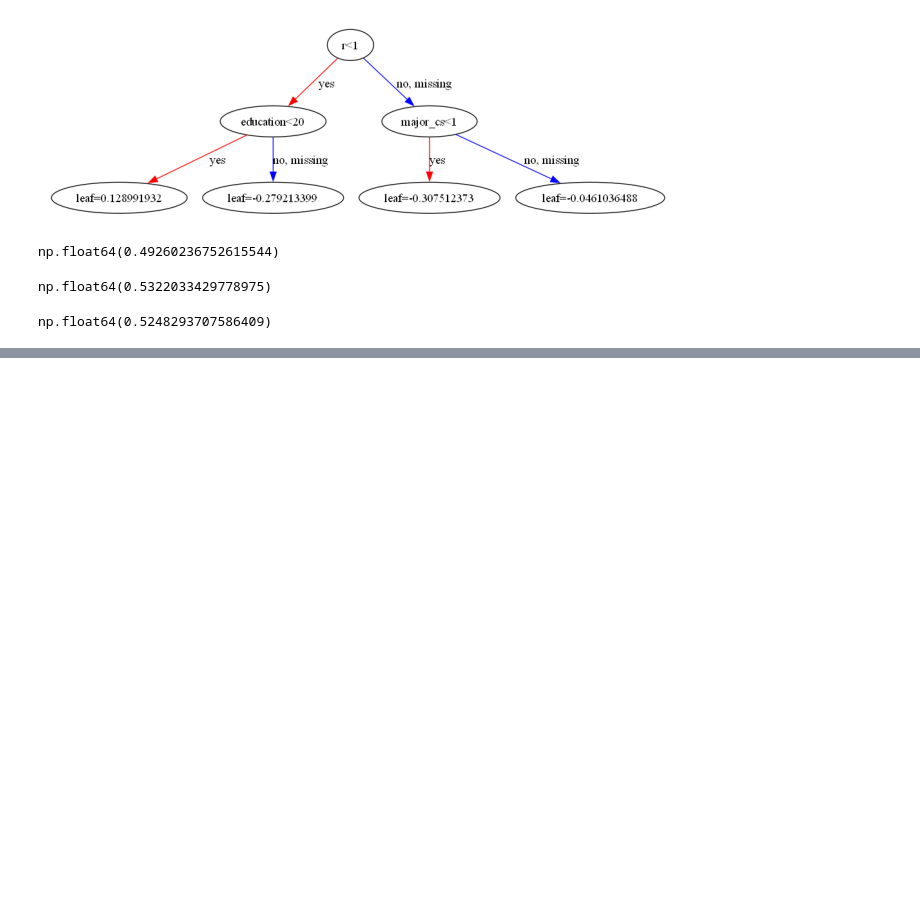
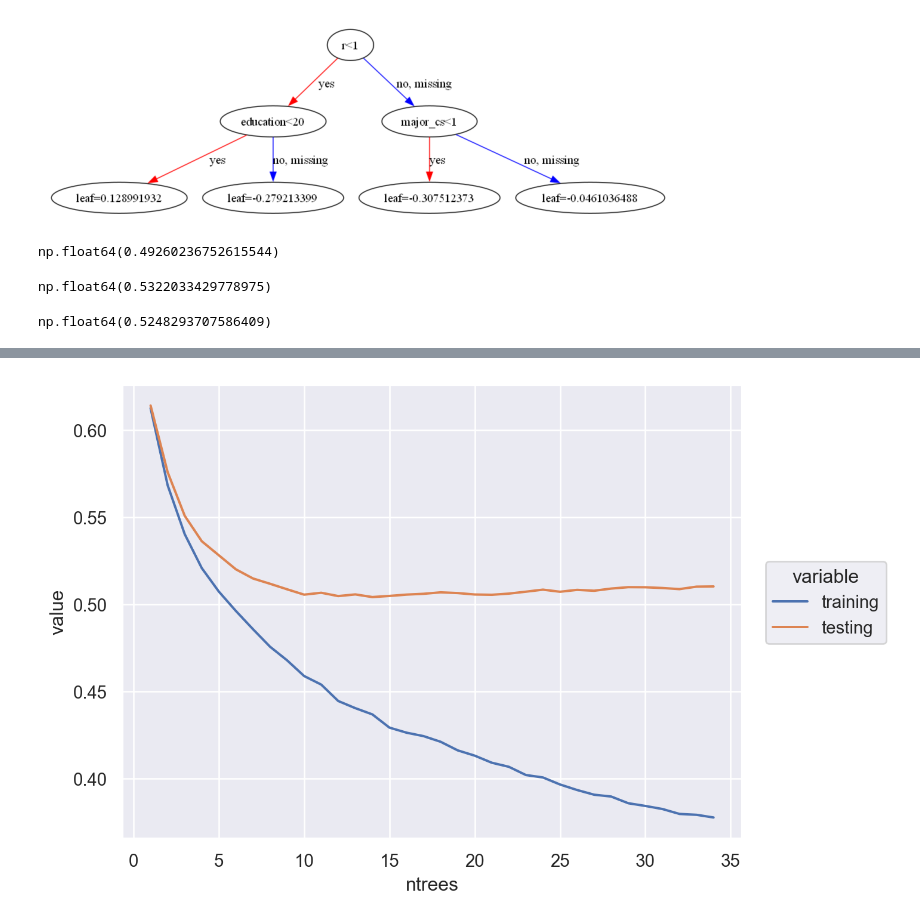
Before and after one commit to mackomarcin82/XGBoost, a Jupyter notebook: XGBoost.ipynb, the cells around one changed output, grey strips where cells are left out. Cells and saved outputs as stored; diff of their text form; code cells hidden in the pictures; blank space fills up the shorter version.

```diff
--- a/XGBoost.ipynb
+++ b/XGBoost.ipynb
@@ -141,3 +141,8 @@ np.float64(0.5322033429778975)
 inv_logit(-0.0295926893+0.128991932)
 # %% [output]
 np.float64(0.5248293707586409)
+# %%
+xg = xgb.XGBClassifier(early_stopping_rounds=20)
+xg.fit(X_train, y_train,
+eval_set=[(X_train, y_train),
+(X_test, y_test)])
@@ -143,0 +204,8 @@ np.float64(0.5248293707586409)
+# %%
+results = xg.evals_result()
+
+ax = (pd.DataFrame({'training': results['validation_0']['logloss'],
+'testing': results['validation_1']['logloss']})
+.assign(ntrees=lambda adf: range(1, len(adf)+1))
+.set_index('ntrees')
+)
@@ -143,0 +233,2 @@ np.float64(0.5248293707586409)
+# %%
+pd1=pd.melt(ax,value_vars=['training','testing'],ignore_index=False).reset_index()
@@ -143,0 +251,10 @@ np.float64(0.5248293707586409)
+# %%
+import seaborn.objects as so
+
+(
+    so.Plot(pd1,x='ntrees',y='value',color='variable')
+    .add(so.Line())
+
+)
+# %% [output]
+[figure, added]
```
Also changed, not shown: parts of 9 cells of this notebook.
